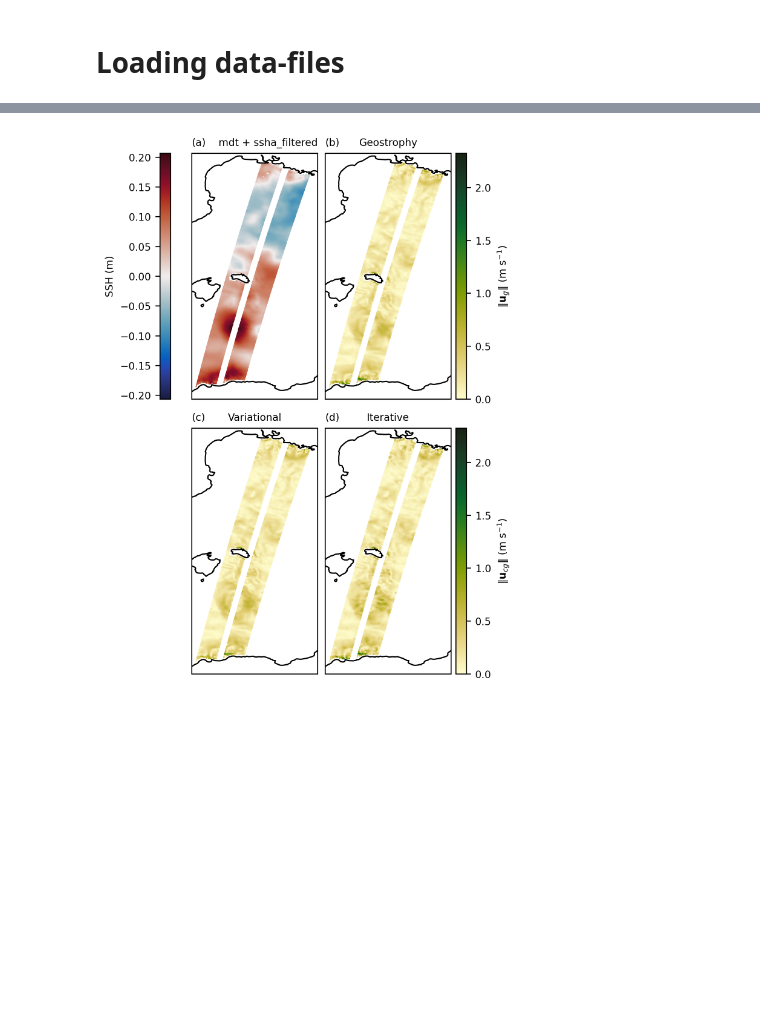
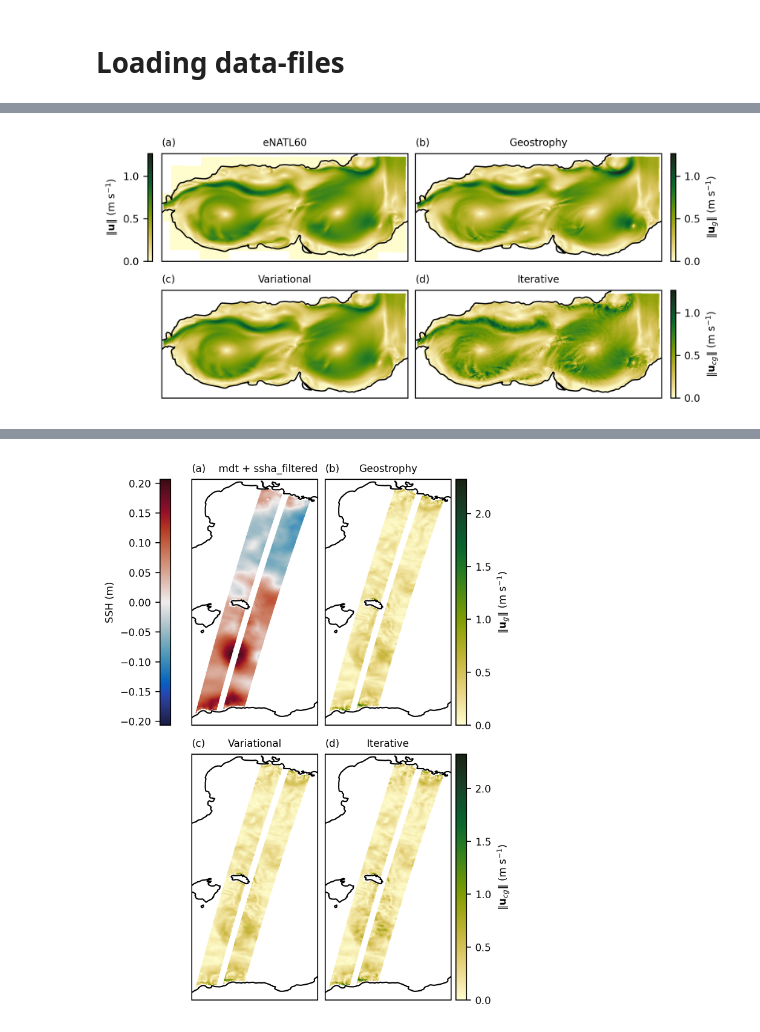
Before and after one commit to vadmbertr/cyclogeostrophy_impact_experiment, a Jupyter notebook: paper-results-reproduction/appendix-figures.ipynb, the cells around one changed output, grey strips where cells are left out. Cells and saved outputs as stored; diff of their text form; code cells hidden in the pictures; blank space fills up the shorter version.

```diff
--- a/paper-results-reproduction/appendix-figures.ipynb
+++ b/paper-results-reproduction/appendix-figures.ipynb
@@ -275,5 +91,6 @@ plt.show()
 # %%
-neurost_eke_binned_errors = xr.open_dataset(f"{DATA_FILES_PATH}/neurost_eke_binned_errors.nc")
-duacs_eke_binned_errors = xr.open_dataset(f"{DATA_FILES_PATH}/duacs_eke_binned_errors.nc")
-neurost_it_eke_binned_errors = xr.open_dataset(f"{DATA_FILES_PATH}/neurost_it_eke_binned_errors.nc")
-duacs_it_eke_binned_errors = xr.open_dataset(f"{DATA_FILES_PATH}/duacs_it_eke_binned_errors.nc")
+enatl60_coords_ds = xr.open_dataset(f"{EXPERIMENTS_PATH}/eNATL60/alboransea_coordinates.nc")
+enatl60_ssh_ds = xr.open_dataset(f"{EXPERIMENTS_PATH}/eNATL60/alboransea_sossheig.nc")
+enatl60_u_ds = xr.open_dataset(f"{EXPERIMENTS_PATH}/eNATL60/alboransea_sozocrtx.nc")
+enatl60_v_ds = xr.open_dataset(f"{EXPERIMENTS_PATH}/eNATL60/alboransea_somecrty.nc")
+enatl60_mask_ds = xr.open_dataset(f"{EXPERIMENTS_PATH}/eNATL60/alboransea_mask.nc")
@@ -393 +125,90 @@ plt.show()
+# %%
+uv_ref = magnitude(
+    jnp.asarray(enatl60_u_ds.sozocrtx[0].values),
+    jnp.asarray(enatl60_v_ds.somecrty[0].values)
+)
+# %%
+n_rows = 2
+n_cols = 2
+fig_width = MAX_WIDTH
+fig_height = min(
+    (
+        (fig_width - (HW_SPACE) * (n_cols - 1) - (CLB_AXIS_HW + CLB_HW_SPACE) * n_cols) / n_cols * PLOT_MED_HW_RATIO +
+        (fig_width - (HW_SPACE) * (n_cols - 1) - (CLB_AXIS_HW + CLB_HW_SPACE) * (n_cols - 1)) / n_cols * PLOT_MED_HW_RATIO +
+        HW_SPACE * (n_rows - 1) + TITLE_H
+    ),
+    MAX_HEIGHT * .75
+)
+
+fig, axd = plt.subplot_mosaic(
+    """
+    AB
+    CD
+    """,
+    subplot_kw=dict(projection=ccrs.PlateCarree()),
+    gridspec_kw=get_gridspec_kwargs(fig_width, fig_height),
+    figsize=(fig_width, fig_height), dpi=DPI, layout="compressed"
+)
+
+uv_max = max(np.nanmax(uv_ref), np.nanmax(uv_cg), np.nanmax(uv_cg_it), np.nanmax(uv_g))
+
+im = axd["A"].pcolormesh(
+    lon_t, lat_t, uv_ref,
+    cmap=cmo.speed, vmin=0, vmax=uv_max,
+    transform=ccrs.PlateCarree()
+)
+axd["A"].coastlines()
+axd["A"].set_title("(a)", loc="left", fontsize=FONT_SIZE)
+axd["A"].set_title("eNATL60", fontsize=FONT_SIZE)
+
+clb = fig.colorbar(
+    im, ax=axd["A"],
+    **get_clb_kwargs(fig_width / 2, fig_height / 2, clb_location="left", clb_shrink=1)
+)
+clb.set_label(label="$\| \mathbf{u} \|$ (m s$^{-1}$)", size=FONT_SIZE)
+
+im = axd["B"].pcolormesh(
+    lon_t, lat_t, uv_g,
+    cmap=cmo.speed, vmin=0, vmax=uv_max,
+    transform=ccrs.PlateCarree()
+)
+axd["B"].coastlines()
+axd["B"].set_title("Geostrophy", fontsize=FONT_SIZE)
+axd["B"].set_title("(b)", loc="left", fontsize=FONT_SIZE)
+
+clb = fig.colorbar(
+    im, ax=axd["B"],
+    **get_clb_kwargs(fig_width / 2, fig_height / 2, clb_location="right", clb_shrink=1)
+)
+clb.set_label(label="$\| \mathbf{u}_g \|$ (m s$^{-1}$)", size=FONT_SIZE)
+
+im = axd["C"].pcolormesh(
+    lon_t, lat_t, uv_cg,
+    cmap=cmo.speed, vmin=0, vmax=uv_max,
+    transform=ccrs.PlateCarree()
+)
+axd["C"].coastlines()
+axd["C"].set_title("Variational", fontsize=FONT_SIZE)
+axd["C"].set_title("(c)", loc="left", fontsize=FONT_SIZE)
+
+im = axd["D"].pcolormesh(
+    lon_t, lat_t, uv_cg_it,
+    cmap=cmo.speed, vmin=0, vmax=uv_max,
+    transform=ccrs.PlateCarree()
+)
+axd["D"].coastlines()
+axd["D"].set_title("Iterative", fontsize=FONT_SIZE)
+axd["D"].set_title("(d)", loc="left", fontsize=FONT_SIZE)
+
+clb = fig.colorbar(
+    im, ax=axd["D"],
+    **get_clb_kwargs(fig_width / 2, fig_height / 2, clb_location="right", clb_shrink=1)
+)
+clb.set_label(label="$\| \mathbf{u}_{cg} \|$ (m s$^{-1}$)", size=FONT_SIZE)
+
+plt.savefig(f"{FIGURES_PATH}/fA01.png", dpi=DPI, bbox_inches="tight")
+
+plt.show()
+# %% [output]
+[figure, added]
 # %% [markdown]
```
Also changed, not shown: parts of 42 cells of this notebook, 7 other files.
